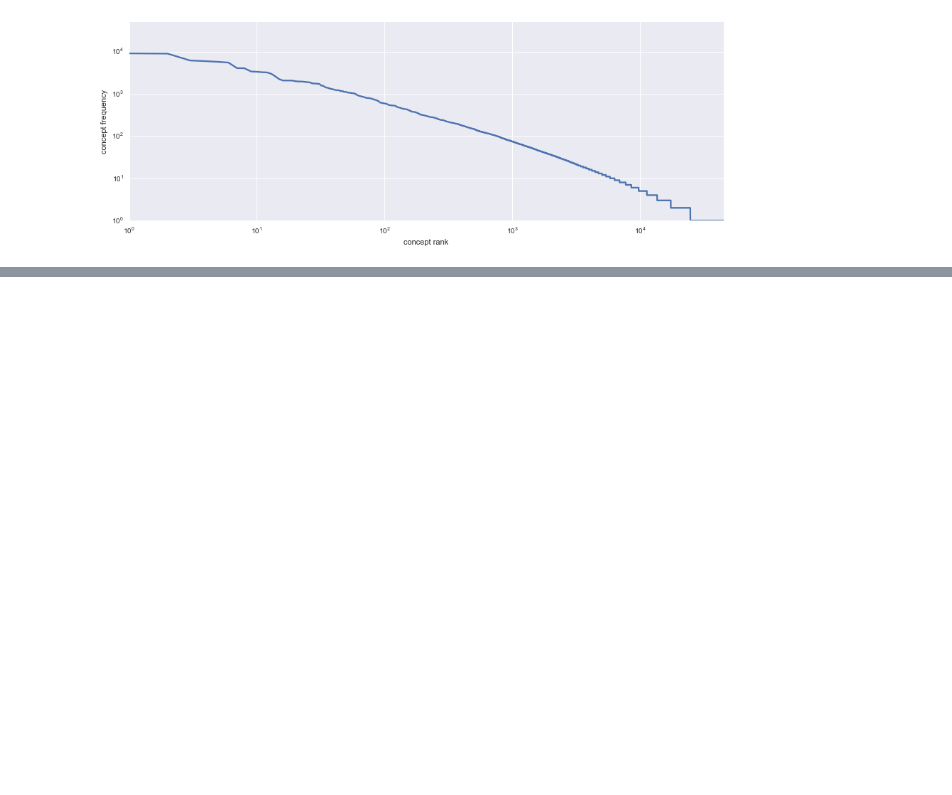
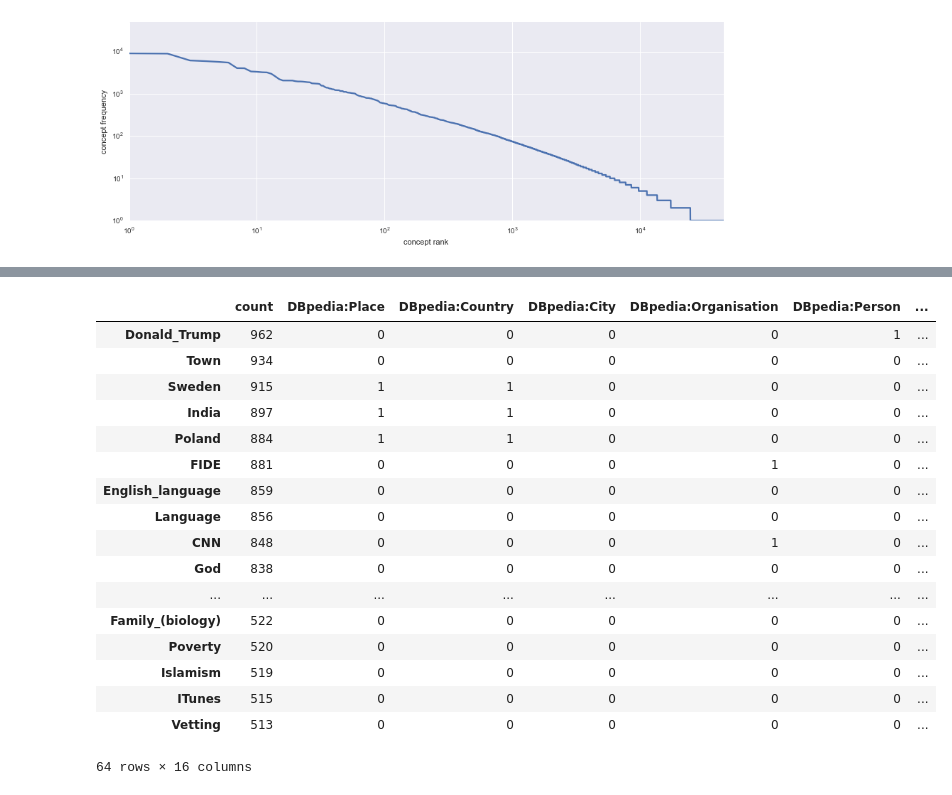
Before and after one commit to lexingxie/dataXplore, a Jupyter notebook: explore_concept_stat.ipynb, the cells around one changed output, grey strips where cells are left out. Saved outputs shown, nothing was run; the diff lists cells and outputs as text; code cells hidden in the pictures; blank space fills up the shorter version.

```diff
--- a/explore_concept_stat.ipynb
+++ b/explore_concept_stat.ipynb
@@ -51,0 +96,21 @@ place_ent
+# %%
+df_concept.loc[(df_concept['count'] >= 500) & (df_concept['count'] <= 1000)]
+# %% [output]
+|  | count | DBpedia:Place | DBpedia:Country | DBpedia:City | DBpedia:Organisation | DBpedia:Person | ... |
+| Donald_Trump | 962 | 0 | 0 | 0 | 0 | 1 | ... |
+| Town | 934 | 0 | 0 | 0 | 0 | 0 | ... |
+| Sweden | 915 | 1 | 1 | 0 | 0 | 0 | ... |
+| India | 897 | 1 | 1 | 0 | 0 | 0 | ... |
+| Poland | 884 | 1 | 1 | 0 | 0 | 0 | ... |
+| FIDE | 881 | 0 | 0 | 0 | 1 | 0 | ... |
+| English_language | 859 | 0 | 0 | 0 | 0 | 0 | ... |
+| Language | 856 | 0 | 0 | 0 | 0 | 0 | ... |
+| CNN | 848 | 0 | 0 | 0 | 1 | 0 | ... |
+| God | 838 | 0 | 0 | 0 | 0 | 0 | ... |
+| ... | ... | ... | ... | ... | ... | ... | ... |
+| Family_(biology) | 522 | 0 | 0 | 0 | 0 | 0 | ... |
+| Poverty | 520 | 0 | 0 | 0 | 0 | 0 | ... |
+| Islamism | 519 | 0 | 0 | 0 | 0 | 0 | ... |
+| ITunes | 515 | 0 | 0 | 0 | 0 | 0 | ... |
+| Vetting | 513 | 0 | 0 | 0 | 0 | 0 | ... |
+64 rows × 16 columns
```
Also changed, not shown: parts of 10 cells of this notebook.
